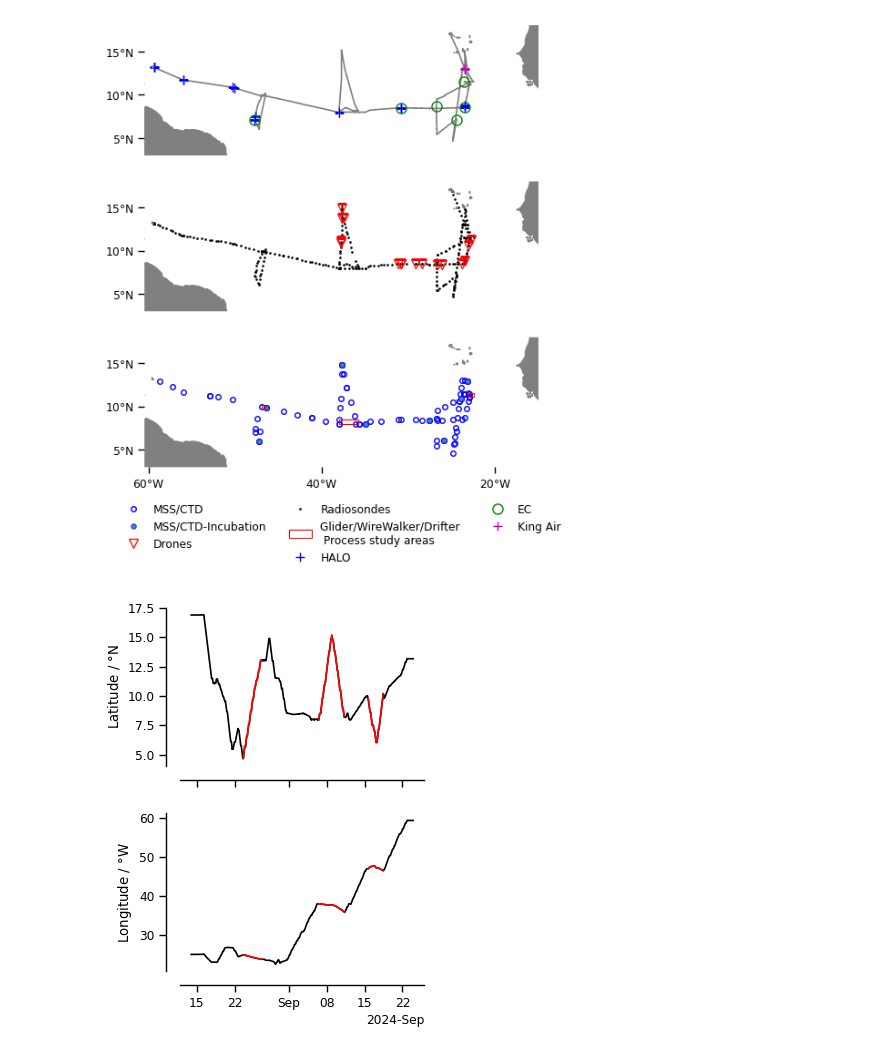
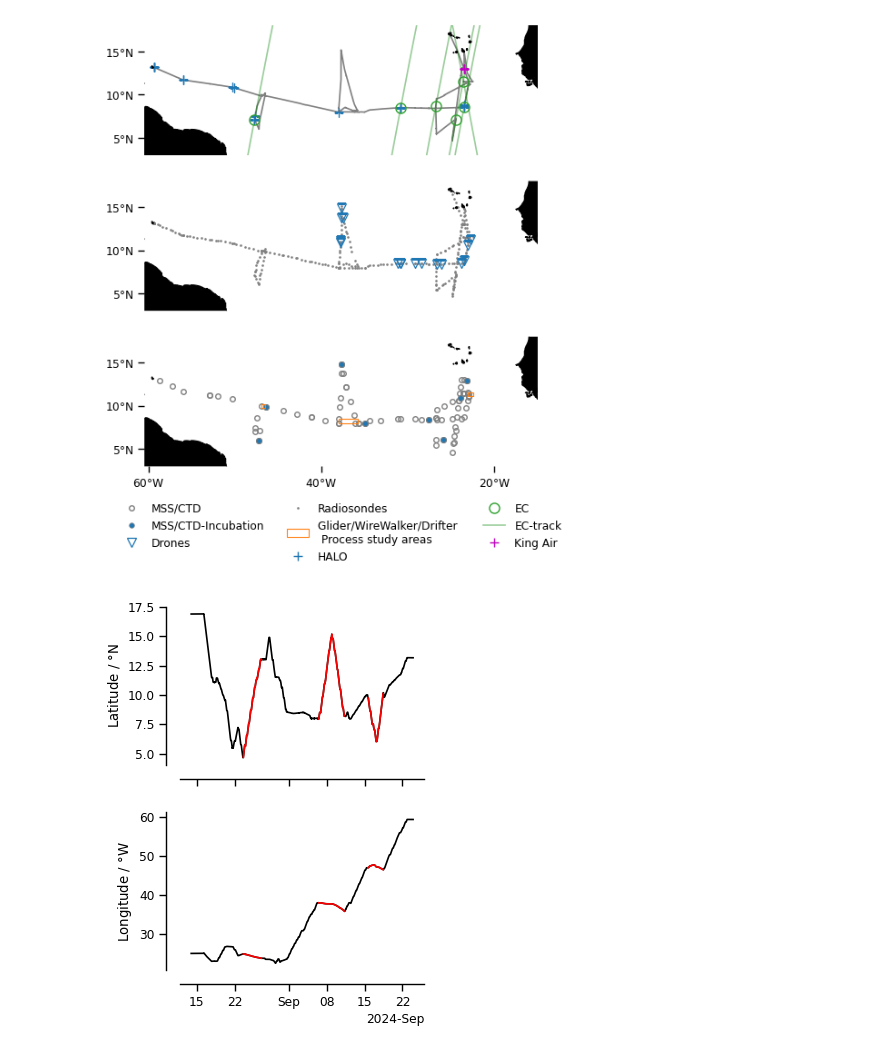
Before and after one commit to hansmsc90/bowtie_data_paper, a Jupyter notebook: scripts/ship_track.ipynb, the cells around one changed output. Drawn from its saved outputs; the diff is of its cells as text; code cells hidden in the pictures.

Commit message:
changes in ship track plot

```diff
--- a/scripts/ship_track.ipynb
+++ b/scripts/ship_track.ipynb
@@ -34,6 +35,22 @@ def ddm2dec(dms_str):
     minute_decimal += "." + decimal_val
 
     return sign * (int(degree) + float(minute_decimal) / 60)
+# %%
+def ec_track_meteor(data_log_time):
+    day_ec = data_log_time.astype("datetime64[D]")
+    dates_ec_hr = data_log_time.astype("datetime64[h]")
+    issue_dates = day_ec
+    valid_hour = dates_ec_hr
+    issue_hours = [valid_hour + np.timedelta64(i, 'h') for i in range(-1, 2,2)]
+    if  valid_hour > np.datetime64("2024-09-07T00:00:00"):
+        roi = 'BARBADOS'
+    else:
+        roi = 'CAPE_VERDE'
+    ec_track = orcestra.sat.SattrackLoader(
+                "EARTHCARE", issue_dates, kind="PRE",roi=roi
+            ).get_track_for_day(issue_dates).sel(
+                time=slice(issue_hours[0],issue_hours[1]))
+    return ec_track
 # %%
 ### Link of the data
 root = "ipfs://QmQArGny3Yt4axj4x8j228rQi7w2f3TsMx4U6bsoNkdQg8"
@@ -60,9 +77,12 @@ data_raw = data_raw.set_index('datetime')
 data_raw['Lat'] = [ddm2dec(data_raw['Lat'].iloc[i]) for i in range(data_raw.shape[0])]
 data_raw['Lon'] = [ddm2dec(data_raw['Lon'].iloc[i]) for i in range(data_raw.shape[0])]
 # %%
+### read data log for coordinated points
 file_coord_log = '/Users/hans/Documents/bow_tie/log_ship/coordination_log.xlsx'
 data_ex = pd.read_excel(file_coord_log,header=0,dtype={'Time begin (UTC)': str})
 data_ex = data_ex.rename(columns={'Latitude (°N)': 'Lat','Longitude (°W)': 'Lon'})
 data_ex['datetime']= pd.to_datetime(data_ex.pop('Date').dt.strftime('%d.%m.%y')+' '+data_ex.pop('Time begin (UTC)'),
                                                                           format ='%d.%m.%y %H:%M:%S')
 data_ex = data_ex.set_index('datetime')
+dates_log = data_ex[data_ex['Overpass device'].str.contains('EC')].index.values
+track_ec = [ec_track_meteor(time_index) for time_index in dates_log]
@@ -111,44 +110,22 @@ ax.set_extent([-60.5, -15, 3, 18], crs=ccrs.PlateCarree())
 plt.plot(ds_dship.lon,ds_dship.lat,'-',color='gray')
 
 l1=plt.plot(data_ex[data_ex['Overpass device']=='HALO']['Lon']*-1,
-         data_ex[data_ex['Overpass device']=='HALO']['Lat'],'+',color='b',markersize=7,zorder=8,markeredgewidth=1,
+         data_ex[data_ex['Overpass device']=='HALO']['Lat'],'+',color='tab:blue',markersize=7,zorder=8,markeredgewidth=1,
          markerfacecolor="None",label = 'HALO')
 
 l2=plt.plot(data_ex[data_ex['Overpass device']=='EC']['Lon']*-1,
-         data_ex[data_ex['Overpass device']=='EC']['Lat'],'o',color='g',markersize=8,zorder=8,markeredgewidth=1,
+         data_ex[data_ex['Overpass device']=='EC']['Lat'],'o',color='tab:green',markersize=8,zorder=8,markeredgewidth=1,
          markerfacecolor="None",label = 'EC')
 
 l3=plt.plot(data_ex[data_ex['Overpass device']=='King Air']['Lon']*-1,
          data_ex[data_ex['Overpass device']=='King Air']['Lat'],'+',color='m',markersize=7,zorder=8,markeredgewidth=1,
          markerfacecolor="None",label = 'King Air')
 
-#l7 = plt.plot(ds_dship.sel(time=slice('2024-08-20 06:00:00','2024-08-21 14:00')).lon,
-#         ds_dship.sel(time=slice('2024-08-20 06:00:00','2024-08-21 14:00')).lat,'-r',label='Transects')
-#plt.plot(ds_dship.sel(time=slice('2024-08-22 15:00:00','2024-08-23 14:00')).lon,
-#         ds_dship.sel(time=slice('2024-08-22 15:00:00','2024-08-23 14:00')).lat,'-r')
+[plt.plot(track_ec[idx].lon,
+          track_ec[idx].lat,'-g',alpha=0.4) for idx in range(len(track_ec)-1)]
+l4 = plt.plot(track_ec[-1].lon,track_ec[-1].lat,'-g',alpha=0.4,label='EC-track')
 
-#plt.plot(ds_dship.sel(time=slice('2024-08-23 14:00:00','2024-08-27 14:00')).lon,
-#         ds_dship.sel(time=slice('2024-08-23 14:00:00','2024-08-27 14:00')).lat,'-r')
-
-#plt.plot(ds_dship.sel(time=slice('2024-08-28 12:00:00','2024-08-29 14:00')).lon,
-#         ds_dship.sel(time=slice('2024-08-28 12:00:00','2024-08-29 14:00')).lat,'-r')
-
-#plt.plot(ds_dship.sel(time=slice('2024-08-30 15:00:00','2024-08-31 14:00')).lon,
-#         ds_dship.sel(time=slice('2024-08-30 15:00:00','2024-08-31 14:00')).lat,'-r')
-
-#plt.plot(ds_dship.sel(time=slice('2024-09-06 13:00:00','2024-09-08 23:00')).lon,
-#         ds_dship.sel(time=slice('2024-09-06 13:00:00','2024-09-08 23:00')).lat,'-r')
-
-#plt.plot(ds_dship.sel(time=slice('2024-09-08 23:00:00','2024-09-11 06:00')).lon,
-#         ds_dship.sel(time=slice('2024-09-08 23:00:00','2024-09-11 06:00')).lat,'-r')
-
-#plt.plot(ds_dship.sel(time=slice('2024-09-15 15:00:00','2024-09-17 03:00')).lon,
-#         ds_dship.sel(time=slice('2024-09-15 15:00:00','2024-09-17 03:00')).lat,'-r')
-
-#plt.plot(ds_dship.sel(time=slice('2024-09-17 03:00:00','2024-09-18 10:00')).lon,
-#         ds_dship.sel(time=slice('2024-09-17 03:00:00','2024-09-18 10:00')).lat,'-r')
-
-ax.add_feature(cfeature.LAND,zorder=10,color='gray')
+ax.add_feature(cfeature.LAND,zorder=10,color='k')
 ax.spines.geo.set_visible(False)
 ax.set_yticks(np.arange(5,18,5))
 ax.set_yticklabels([r'5$\degree$N',r'10$\degree$N',r'15$\degree$N'])
@@ -159,10 +136,10 @@ ax.set_title(None)
 
 ax = fig.add_subplot(312,projection=ccrs.PlateCarree())
 ax.set_extent([-60.5, -15, 3, 18], crs=ccrs.PlateCarree())
-l4 = plt.plot(ds_radios_asc.lon.isel(alt=10), ds_radios_asc.lat.isel(alt=10),'o',markersize=0.9,color='k',label='Radiosondes')
-ax.add_feature(cfeature.LAND,zorder=10,color='gray')
-l5=plt.plot(data_raw[data_raw['Gear']=='UAV']['Lon'],
-         data_raw[data_raw['Gear']=='UAV']['Lat'],'v',color='r',markersize=7,markeredgewidth=0.9,zorder=12,markerfacecolor="None", label = 'Drones')
+l5 = plt.plot(ds_radios_asc.lon.isel(alt=10), ds_radios_asc.lat.isel(alt=10),'o',markersize=0.9,color='gray',label='Radiosondes')
+ax.add_feature(cfeature.LAND,zorder=10,color='k')
+l6=plt.plot(data_raw[data_raw['Gear']=='UAV']['Lon'],
+         data_raw[data_raw['Gear']=='UAV']['Lat'],'v',color='tab:blue',markersize=7,markeredgewidth=0.9,zorder=12,markerfacecolor="None", label = 'Drones')
 ax.spines.geo.set_visible(False)
 ax.set_yticks(np.arange(5,18,5))
 ax.set_yticklabels([r'5$\degree$N',r'10$\degree$N',r'15$\degree$N'])
@@ -175,45 +152,45 @@ ax.set_title(None)
 ax = fig.add_subplot(313,projection=ccrs.PlateCarree())
 ax.set_extent([-60.5, -15, 3, 18], crs=ccrs.PlateCarree())
 
-l6=plt.plot(data_raw[data_raw['Gear']=='CTD']['Lon'],
-         data_raw[data_raw['Gear']=='CTD']['Lat'],'o',color='blue',markersize=4,zorder=8,markeredgewidth=1,
+l7=plt.plot(data_raw[data_raw['Gear']=='CTD']['Lon'],
+         data_raw[data_raw['Gear']=='CTD']['Lat'],'o',color='gray',markersize=4,zorder=8,markeredgewidth=1,
          markerfacecolor="None",label = 'MSS/CTD')
-plt.plot(data_plankton['Lon'],data_plankton['Lat'],'o',color='blue',markersize=4,zorder=12,markeredgewidth=1,
+plt.plot(data_plankton['Lon'],data_plankton['Lat'],'o',color='gray',markersize=4,zorder=12,markeredgewidth=1,
         markerfacecolor="None")
 
-l7=plt.plot(data_incu['Lon'],data_incu['Lat'],'o',color='steelblue',markersize=4,zorder=12,
-            markeredgewidth=0.5, markeredgecolor='blue',label = 'MSS/CTD-Incubation')
+l8=plt.plot(data_incu['Lon'],data_incu['Lat'],'o',color='tab:blue',markersize=4,zorder=12,
+            markeredgewidth=0.5, markeredgecolor='gray',label = 'MSS/CTD-Incubation')
 
 zone_1 = patches.Rectangle((coord_zn1[0],coord_zn1[2]),coord_zn1[1]-coord_zn1[0],coord_zn1[3]-coord_zn1[2],
-                               zorder=14,edgecolor='r',facecolor="None",label='Glider/WireWalker/Drifter \n Process study areas')
+                               zorder=14,edgecolor='tab:orange',facecolor="None",label='Glider/WireWalker/Drifter \n Process study areas')
 zone_2 = patches.Rectangle((coord_zn2[0],coord_zn2[2]),coord_zn2[1]-coord_zn2[0],coord_zn2[3]-coord_zn2[2],
-                               zorder=14,edgecolor='r',facecolor="None",label='Glider/WireWalker/Drifter \n Process study areas')
+                               zorder=14,edgecolor='tab:orange',facecolor="None",label='Glider/WireWalker/Drifter \n Process study areas')
 zone_3 = patches.Rectangle((coord_zn3[0],coord_zn3[2]),coord_zn3[1]-coord_zn3[0],coord_zn3[3]-coord_zn3[2],
-                               zorder=14,edgecolor='r',facecolor="None",label='Glider/WireWalker/Drifter \n Process study areas')
+                               zorder=14,edgecolor='tab:orange',facecolor="None",label='Glider/WireWalker/Drifter \n Process study areas')
 
-l8 = ax.add_patch(zone_1)
+l9 = ax.add_patch(zone_1)
 ax.add_patch(zone_2)
 ax.add_patch(zone_3)
 
-ax.add_feature(cfeature.LAND,zorder=10,color='gray')
+ax.add_feature(cfeature.LAND,zorder=10,color='k')
 ax.spines.geo.set_visible(False)
 ax.set_yticks(np.arange(5,18,5))
 ax.set_xticks(np.arange(-60,-9,20))
 ax.set_yticklabels([r'5$\degree$N',r'10$\degree$N',r'15$\degree$N'])
 ax.set_xticklabels([r'60$\degree$W',r'40$\degree$W',r'20$\degree$W'])
 ax.set_ylabel(None)
 ax.set_xlabel(None)
 ax.set_title(None)
 
-lns = l6+l7+l5+l4+[l8]+l1+l2+l3
+lns = l7+l8+l6+l5+[l9]+l1+l2+l4+l3
 labs = [l.get_label() for l in lns]
 ax.legend(lns,labs,loc='upper center', bbox_to_anchor=(0.5, -0.2),
           ncol=3,frameon=False)
 
 plt.savefig('../figures/ship_track_and_instruments_triple_plot.png',
             dpi=400,format='png',bbox_inches='tight',orientation={'landscape'})
 # %% [output]
-[figure, old version]
+[figure, new version]
 # %%
 ###Plotting the ship track
 sns.set_context("paper")
```
Also changed, not shown: parts of 2 cells of this notebook, 1 other file.
